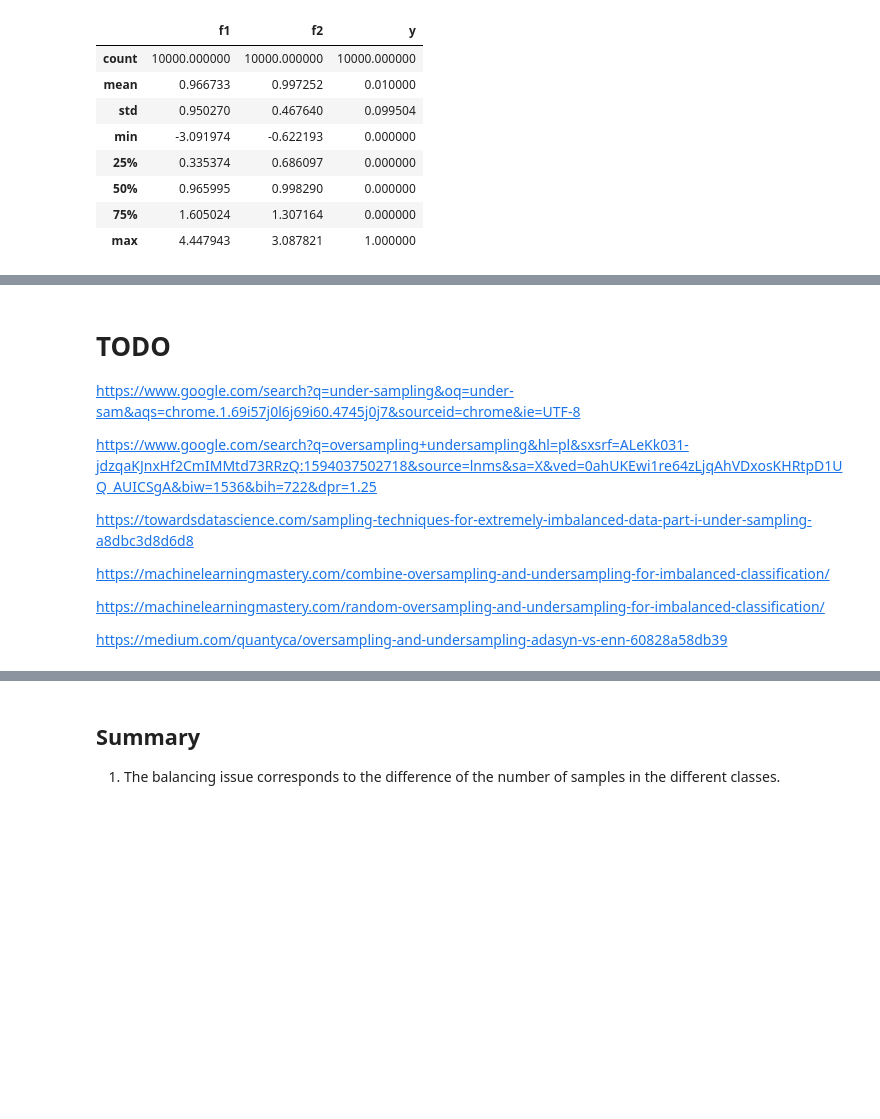
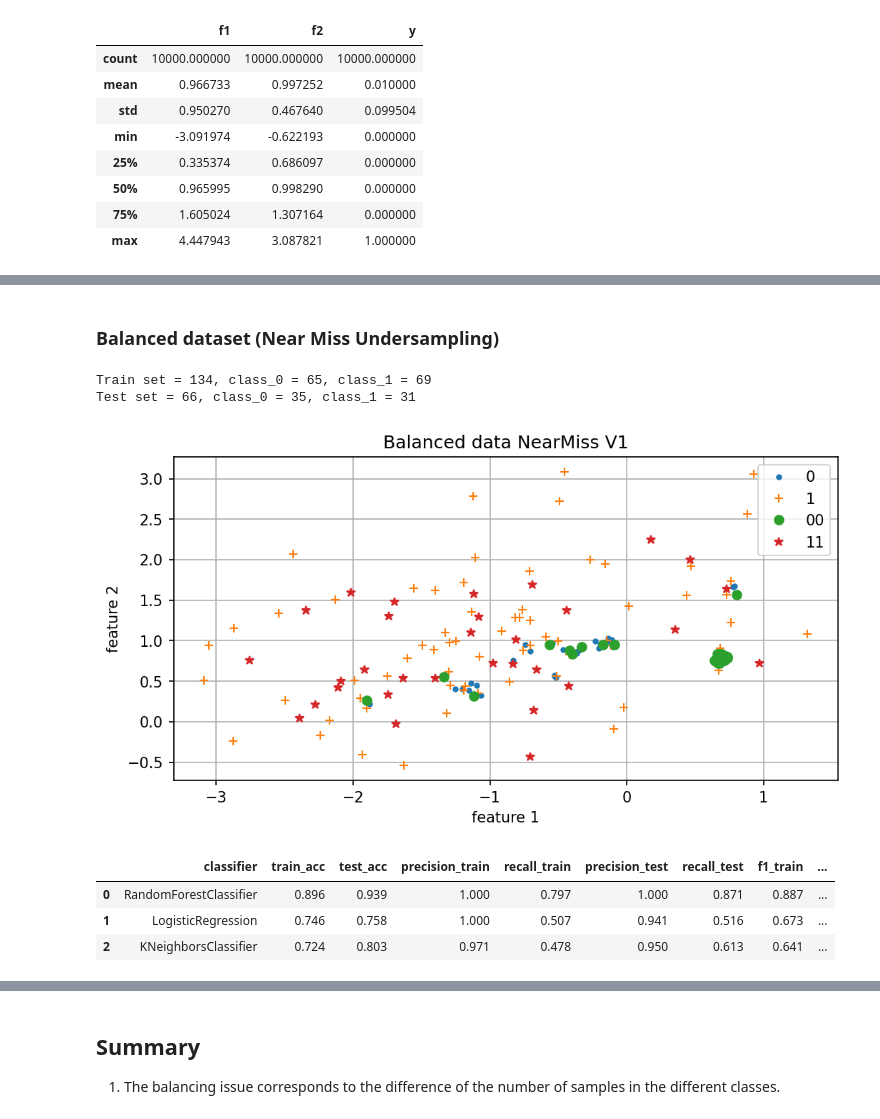
Before and after one commit to SalAlba/machine-learning, a Jupyter notebook: notes/imbalanced-data-sets/main.ipynb, the cells around one changed output, grey strips where cells are left out. Cells and saved outputs as stored; diff of their text form; code cells hidden in the pictures; blank space fills up the shorter version.

```diff
--- a/notes/imbalanced-data-sets/main.ipynb
+++ b/notes/imbalanced-data-sets/main.ipynb
@@ -359,18 +401,24 @@ plt.show();
-# %% [markdown]
-# TODO
-
-https://www.google.com/search?q=under-sampling&oq=under-sam&aqs=chrome.1.69i57j0l6j69i60.4745j0j7&sourceid=chrome&ie=UTF-8
-
-
-https://www.google.com/search?q=oversampling+undersampling&hl=pl&sxsrf=ALeKk031-jdzqaKJnxHf2CmIMMtd73RRzQ:1594037502718&source=lnms&sa=X&ved=0ahUKEwi1re64zLjqAhVDxosKHRtpD1UQ_AUICSgA&biw=1536&bih=722&dpr=1.25
-
-
-https://towardsdatascience.com/sampling-techniques-for-extremely-imbalanced-data-part-i-under-sampling-a8dbc3d8d6d8
-
-https://machinelearningmastery.com/combine-oversampling-and-undersampling-for-imbalanced-classification/
-
-
-
-https://machinelearningmastery.com/random-oversampling-and-undersampling-for-imbalanced-classification/
-
-https://medium.com/quantyca/oversampling-and-undersampling-adasyn-vs-enn-60828a58db39
+# %% [markdown]
+### Balanced dataset (Near Miss Undersampling)
+# %%
+under_nearmiss_1 = imblearn.under_sampling.NearMiss(version=1)
+# under_nearmiss_2 = imblearn.under_sampling.NearMiss(version=2)
+# under_nearmiss_3 = imblearn.under_sampling.NearMiss(version=3)
+# %%
+X_under_nearmiss_1, y_under_nearmiss_1 = under_nearmiss_1.fit_resample(X.copy(), y.copy())
+
+(x_train_und_nearmiss_1,
+ x_test_und_nearmiss_1,
+ y_train_und_nearmiss_1,
+ y_test_und_nearmiss_1) = split_data(X_under_nearmiss_1, y_under_nearmiss_1)
+
+plot_dataset(
+    x_train_und_nearmiss_1,
+    x_test_und_nearmiss_1,
+    y_train_und_nearmiss_1,
+    y_test_und_nearmiss_1,
+    'Balanced data NearMiss V1')
+# %% [output]
+Train set = 134, class_0 = 65, class_1 = 69
+Test set = 66, class_0 = 35, class_1 = 31
+[figure, added]
@@ -376,0 +443,13 @@ https://medium.com/quantyca/oversampling-and-undersampling-adasyn-vs-enn-60828a5
+# %%
+fit_pipes(
+    (x_train_und_nearmiss_1,
+     x_test_und_nearmiss_1,
+     y_train_und_nearmiss_1,
+     y_test_und_nearmiss_1),
+    (RandomForestClassifier_nearmiss_1_pipe, LogisticRegression_nearmiss_1_pipe, KNeighborsClassifier_nearmiss_1_pipe)
+)
+# %% [output]
+|  | classifier | train_acc | test_acc | precision_train | recall_train | precision_test | recall_test | f1_train | ... |
+| 0 | RandomForestClassifier | 0.896 | 0.939 | 1.000 | 0.797 | 1.000 | 0.871 | 0.887 | ... |
+| 1 | LogisticRegression | 0.746 | 0.758 | 1.000 | 0.507 | 0.941 | 0.516 | 0.673 | ... |
+| 2 | KNeighborsClassifier | 0.724 | 0.803 | 0.971 | 0.478 | 0.950 | 0.613 | 0.641 | ... |
```
Also changed, not shown: parts of 22 cells of this notebook, 1 other file.
